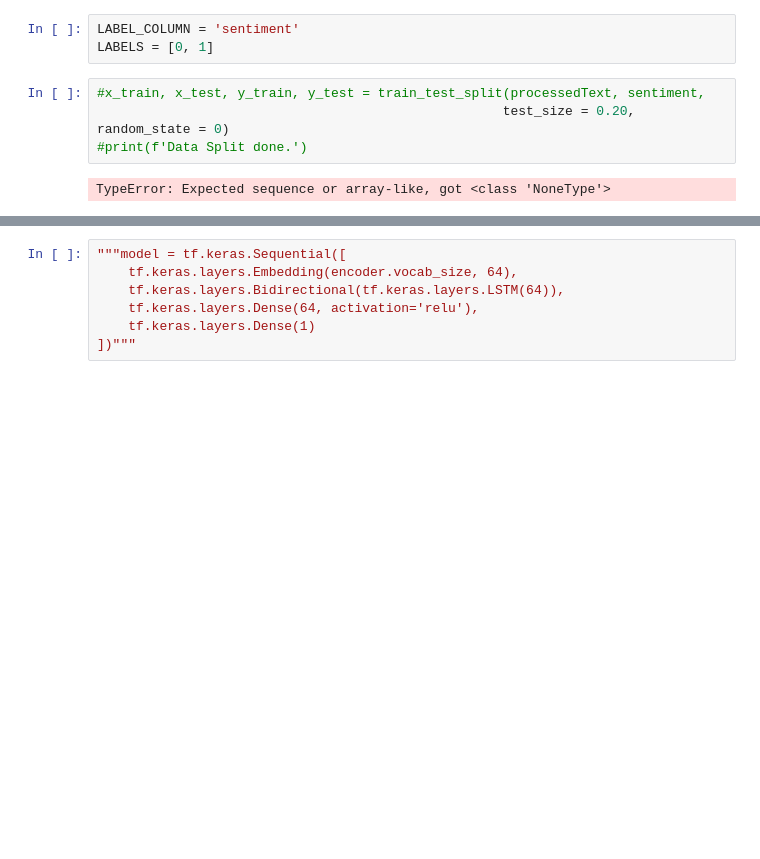
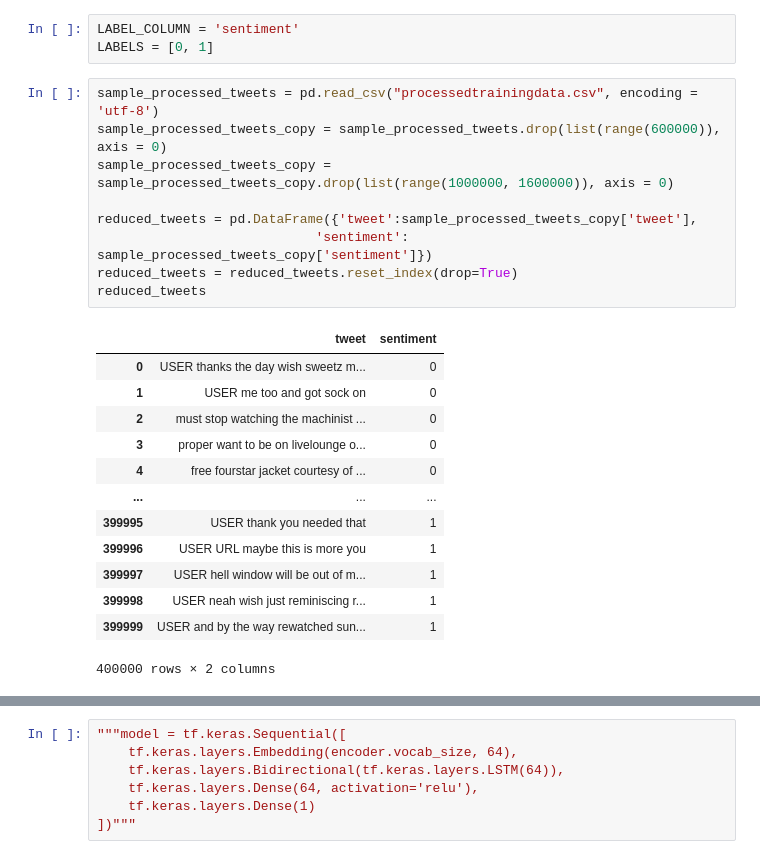
Before and after one commit to Jenelle-Truong/Sentiment-Analysis-of-Tweets, a Jupyter notebook: Twitter Data Collector.ipynb, the cells around one changed output, grey strips where cells are left out. Drawn from its saved outputs; the diff is of its cells as text; blank space fills up the shorter version.

```diff
--- a/Twitter Data Collector.ipynb
+++ b/Twitter Data Collector.ipynb
@@ -204,9 +206,26 @@ processedTweets.to_csv('processedtrainingdata.csv', encoding='utf-8', index=Fals
 # %%
 LABEL_COLUMN = 'sentiment'
 LABELS = [0, 1]
-# %%
-#x_train, x_test, y_train, y_test = train_test_split(processedText, sentiment,
-                                                    test_size = 0.20, random_state = 0)
-#print(f'Data Split done.')
-# %% [output]
-TypeError: Expected sequence or array-like, got <class 'NoneType'>
+# %%
+sample_processed_tweets = pd.read_csv("processedtrainingdata.csv", encoding = 'utf-8')
+sample_processed_tweets_copy = sample_processed_tweets.drop(list(range(600000)), axis = 0)
+sample_processed_tweets_copy = sample_processed_tweets_copy.drop(list(range(1000000, 1600000)), axis = 0)
+
+reduced_tweets = pd.DataFrame({'tweet':sample_processed_tweets_copy['tweet'],
+                            'sentiment': sample_processed_tweets_copy['sentiment']})
+reduced_tweets = reduced_tweets.reset_index(drop=True)
+reduced_tweets
+# %% [output]
+|  | tweet | sentiment |
+| 0 | USER thanks the day wish sweetz m... | 0 |
+| 1 | USER me too and got sock on | 0 |
+| 2 | must stop watching the machinist ... | 0 |
+| 3 | proper want to be on livelounge o... | 0 |
+| 4 | free fourstar jacket courtesy of ... | 0 |
+| ... | ... | ... |
+| 399995 | USER thank you needed that | 1 |
+| 399996 | USER URL maybe this is more you | 1 |
+| 399997 | USER hell window will be out of m... | 1 |
+| 399998 | USER neah wish just reminiscing r... | 1 |
+| 399999 | USER and by the way rewatched sun... | 1 |
+400000 rows × 2 columns
```
Also changed, not shown: parts of 22 cells of this notebook.
